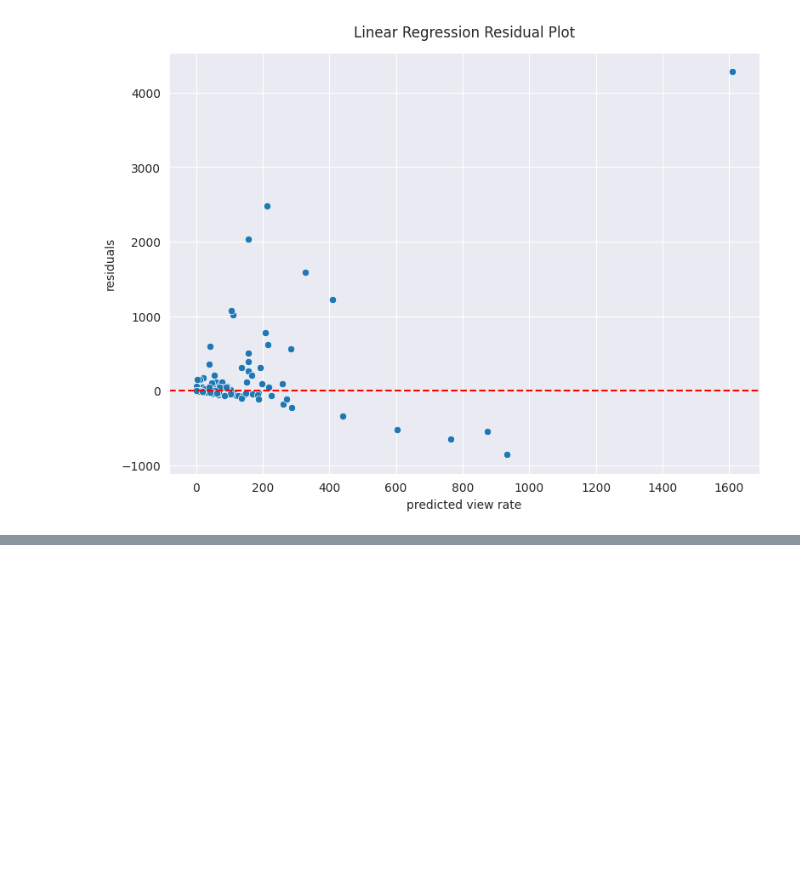
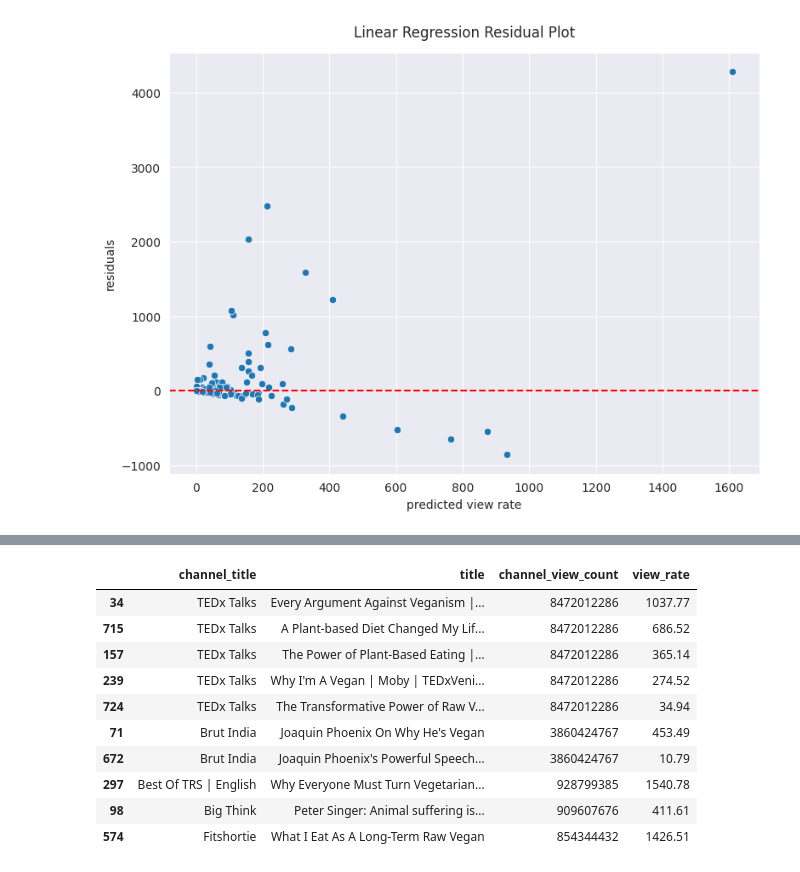
Before and after one commit to gh4rris/vegan_youtube, a Jupyter notebook: 03_modeling_linreg.ipynb, the cells around one changed output, grey strips where cells are left out. Cells and saved outputs as stored; diff of their text form; code cells hidden in the pictures; blank space fills up the shorter version.

```diff
--- a/03_modeling_linreg.ipynb
+++ b/03_modeling_linreg.ipynb
@@ -158,0 +197,19 @@ plt.savefig("images/linreg_residual_plot")
+# %%
+# highest channel view count videos by highest video view rate
+video_df = pd.read_csv("data/videos_prepared.csv")
+video_df["view_rate"] = round(inv_boxcox(video_df["box_view_rate"], fitted_lambda), 2)
+video_df["channel_view_count"] = round(np.expm1(video_df["log_channel_view_count"]).astype("int"))
+top_10_chan_view_count = video_df[["channel_title", "title", "channel_view_count", "view_rate"]].sort_values(["channel_view_count", "view_rate"], ascending=False).head(10)
+top_10_chan_view_count
+# %% [output]
+|  | channel_title | title | channel_view_count | view_rate |
+| 34 | TEDx Talks | Every Argument Against Veganism |... | 8472012286 | 1037.77 |
+| 715 | TEDx Talks | A Plant-based Diet Changed My Lif... | 8472012286 | 686.52 |
+| 157 | TEDx Talks | The Power of Plant-Based Eating |... | 8472012286 | 365.14 |
+| 239 | TEDx Talks | Why I'm A Vegan | Moby | TEDxVeni... | 8472012286 | 274.52 |
+| 724 | TEDx Talks | The Transformative Power of Raw V... | 8472012286 | 34.94 |
+| 71 | Brut India | Joaquin Phoenix On Why He's Vegan | 3860424767 | 453.49 |
+| 672 | Brut India | Joaquin Phoenix's Powerful Speech... | 3860424767 | 10.79 |
+| 297 | Best Of TRS | English | Why Everyone Must Turn Vegetarian... | 928799385 | 1540.78 |
+| 98 | Big Think | Peter Singer: Animal suffering is... | 909607676 | 411.61 |
+| 574 | Fitshortie | What I Eat As A Long-Term Raw Vegan | 854344432 | 1426.51 |
```
Also changed, not shown: parts of 6 cells of this notebook, 4 other files.
